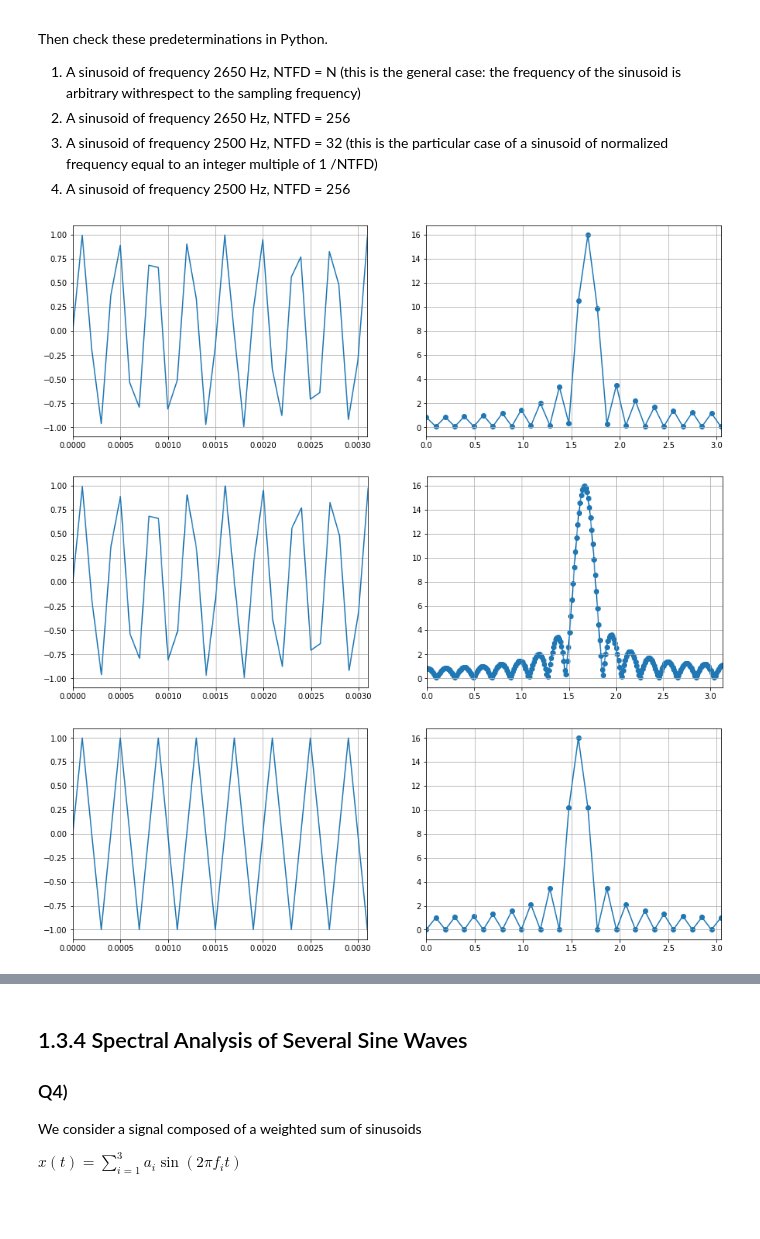
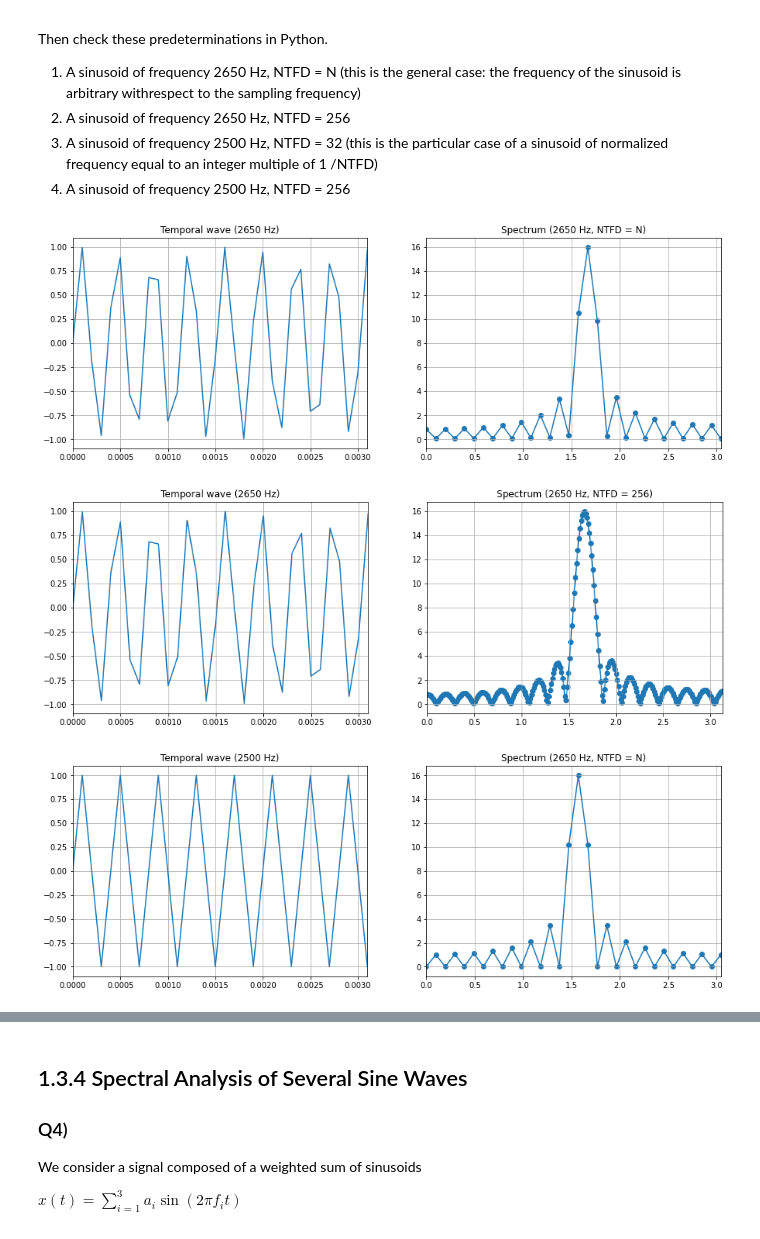
Before and after one commit to lionelGoffaux/tp_signal, a Jupyter notebook: lab2.ipynb, the cells around one changed output, grey strips where cells are left out. Drawn from its saved outputs; the diff is of its cells as text; code cells hidden in the pictures; blank space fills up the shorter version.

```diff
--- a/lab2.ipynb
+++ b/lab2.ipynb
@@ -90,51 +95,60 @@ Then check these predeterminations in Python.
 # %%
 w, s = utils.get_sinusoid(1, 2650, 10000, 32)
 plt.figure(figsize=(15,5))
+
 plt.subplot(1,2,1)
+plt.title("Temporal wave (2650 Hz)")
 plt.plot(w, s)
 plt.grid()
 plt.margins(x=0)
 
 plt.subplot(1,2,2)
+plt.title("Spectrum (2650 Hz, NTFD = N)")
 w, s = sgl.freqz(s,1, worN=32)
 plt.plot(w, abs(s))
 plt.scatter(w, abs(s))
 plt.grid()
 plt.margins(x=0)
 # %% [output]
-[figure, old version]
+[figure, new version]
 # %%
 w, s = utils.get_sinusoid(1, 2650, 10000, 32)
 plt.figure(figsize=(15,5))
+
 plt.subplot(1,2,1)
+plt.title("Temporal wave (2650 Hz)")
 plt.plot(w, s)
 plt.grid()
 plt.margins(x=0)
 
 plt.subplot(1,2,2)
 w, s = sgl.freqz(s,1, worN=256)
+plt.title("Spectrum (2650 Hz, NTFD = 256)")
 plt.plot(w, abs(s))
 plt.scatter(w, abs(s))
 plt.grid()
 plt.margins(x=0)
 # %% [output]
-[figure, old version]
+[figure, new version]
 # %%
 w, s = utils.get_sinusoid(1, 2500, 10000, 32)
 plt.figure(figsize=(15,5))
+
 plt.subplot(1,2,1)
+plt.title("Temporal wave (2500 Hz)")
 plt.plot(w, s)
 plt.grid()
 plt.margins(x=0)
 
 plt.subplot(1,2,2)
 w, s = sgl.freqz(s,1, worN=32)
+plt.title("Spectrum (2650 Hz, NTFD = N)")
 plt.plot(w, abs(s))
 plt.scatter(w, abs(s))
 plt.grid()
 plt.margins(x=0)
 # %% [output]
-[figure, old version]
+[figure, new version]
 # %%
 w, s = utils.get_sinusoid(1, 2500, 10000, 32)
 plt.figure(figsize=(15,5))
```
Also changed, not shown: parts of 9 cells of this notebook, 1 other file.
